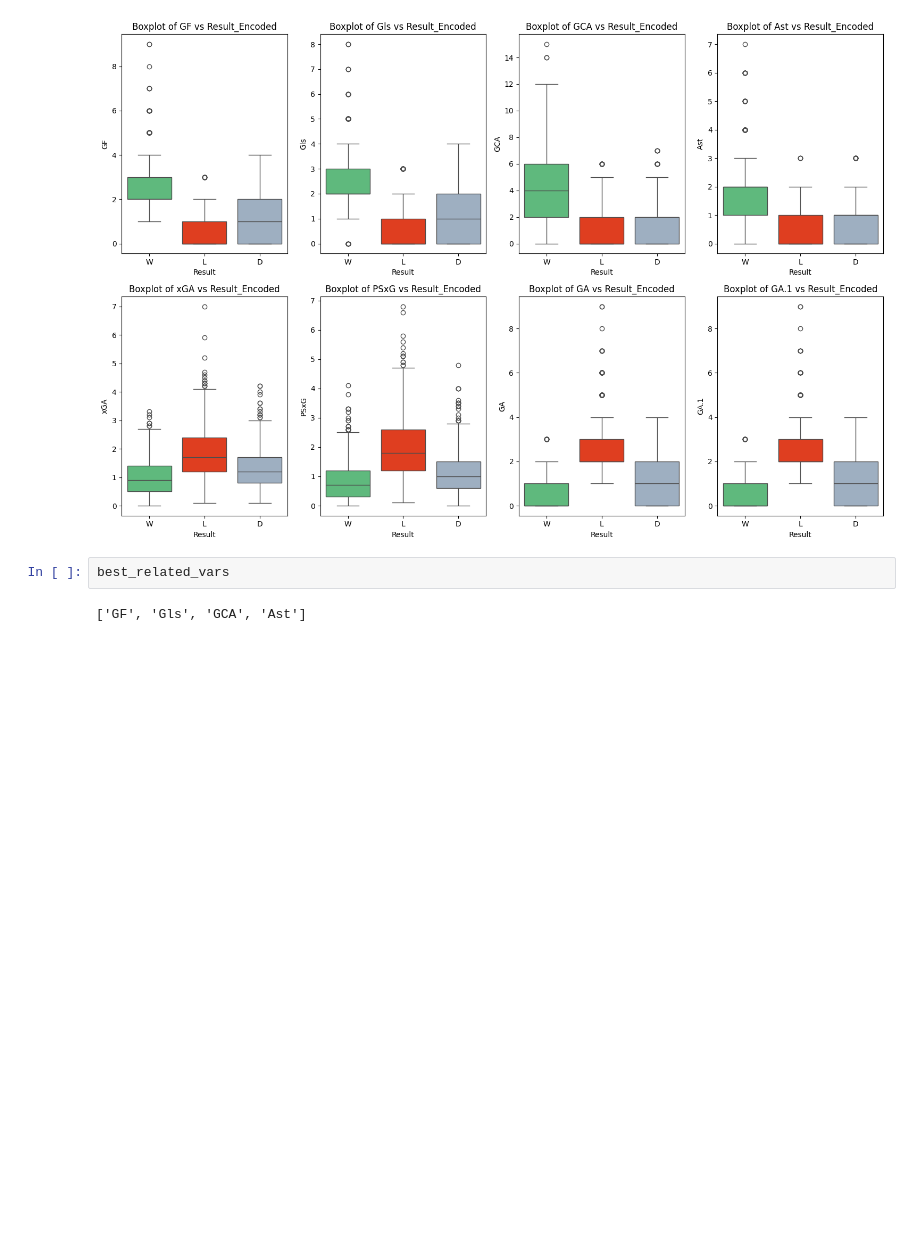
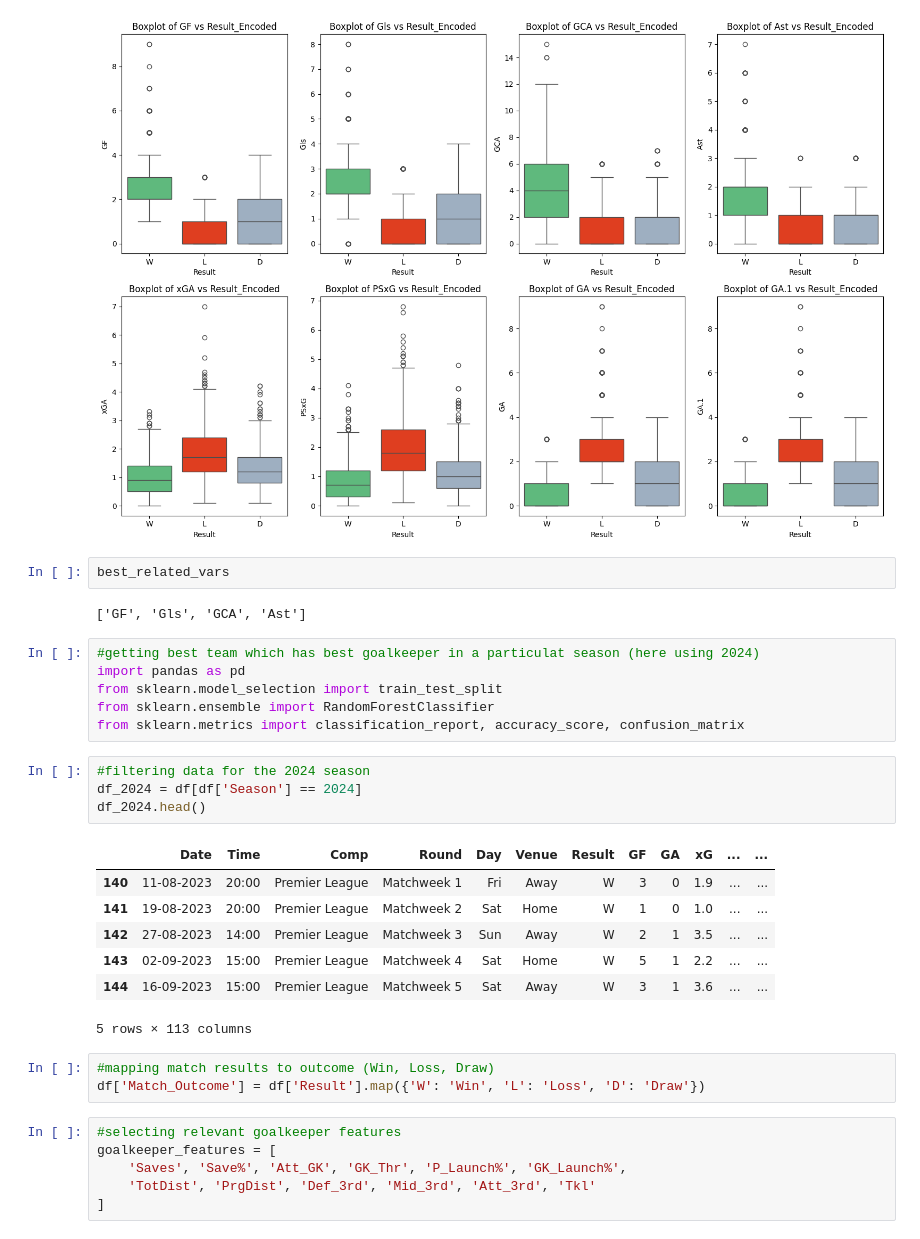
Before and after one commit to rohitlee/Football-League-Prediction, a Jupyter notebook: Code/03_EDA.ipynb, the cells around one changed output. Saved outputs shown, nothing was run; the diff lists cells and outputs as text; blank space fills up the shorter version.

Commit message:
getting best team which has best goalkeeper in a particular season

```diff
--- a/Code/03_EDA.ipynb
+++ b/Code/03_EDA.ipynb
@@ -241,3 +254,30 @@ plt.show()
 best_related_vars
 # %% [output]
 ['GF', 'Gls', 'GCA', 'Ast']
+# %%
+#getting best team which has best goalkeeper in a particulat season (here using 2024)
+import pandas as pd
+from sklearn.model_selection import train_test_split
+from sklearn.ensemble import RandomForestClassifier
+from sklearn.metrics import classification_report, accuracy_score, confusion_matrix
+# %%
+#filtering data for the 2024 season
+df_2024 = df[df['Season'] == 2024]
+df_2024.head()
+# %% [output]
+|  | Date | Time | Comp | Round | Day | Venue | Result | GF | GA | xG | ... | ... |
+| 140 | 11-08-2023 | 20:00 | Premier League | Matchweek 1 | Fri | Away | W | 3 | 0 | 1.9 | ... | ... |
+| 141 | 19-08-2023 | 20:00 | Premier League | Matchweek 2 | Sat | Home | W | 1 | 0 | 1.0 | ... | ... |
+| 142 | 27-08-2023 | 14:00 | Premier League | Matchweek 3 | Sun | Away | W | 2 | 1 | 3.5 | ... | ... |
+| 143 | 02-09-2023 | 15:00 | Premier League | Matchweek 4 | Sat | Home | W | 5 | 1 | 2.2 | ... | ... |
+| 144 | 16-09-2023 | 15:00 | Premier League | Matchweek 5 | Sat | Away | W | 3 | 1 | 3.6 | ... | ... |
+5 rows × 113 columns
+# %%
+#mapping match results to outcome (Win, Loss, Draw)
+df['Match_Outcome'] = df['Result'].map({'W': 'Win', 'L': 'Loss', 'D': 'Draw'})
+# %%
+#selecting relevant goalkeeper features
+goalkeeper_features = [
+    'Saves', 'Save%', 'Att_GK', 'GK_Thr', 'P_Launch%', 'GK_Launch%',
+    'TotDist', 'PrgDist', 'Def_3rd', 'Mid_3rd', 'Att_3rd', 'Tkl'
+]
```
Also changed, not shown: parts of 20 cells of this notebook.
